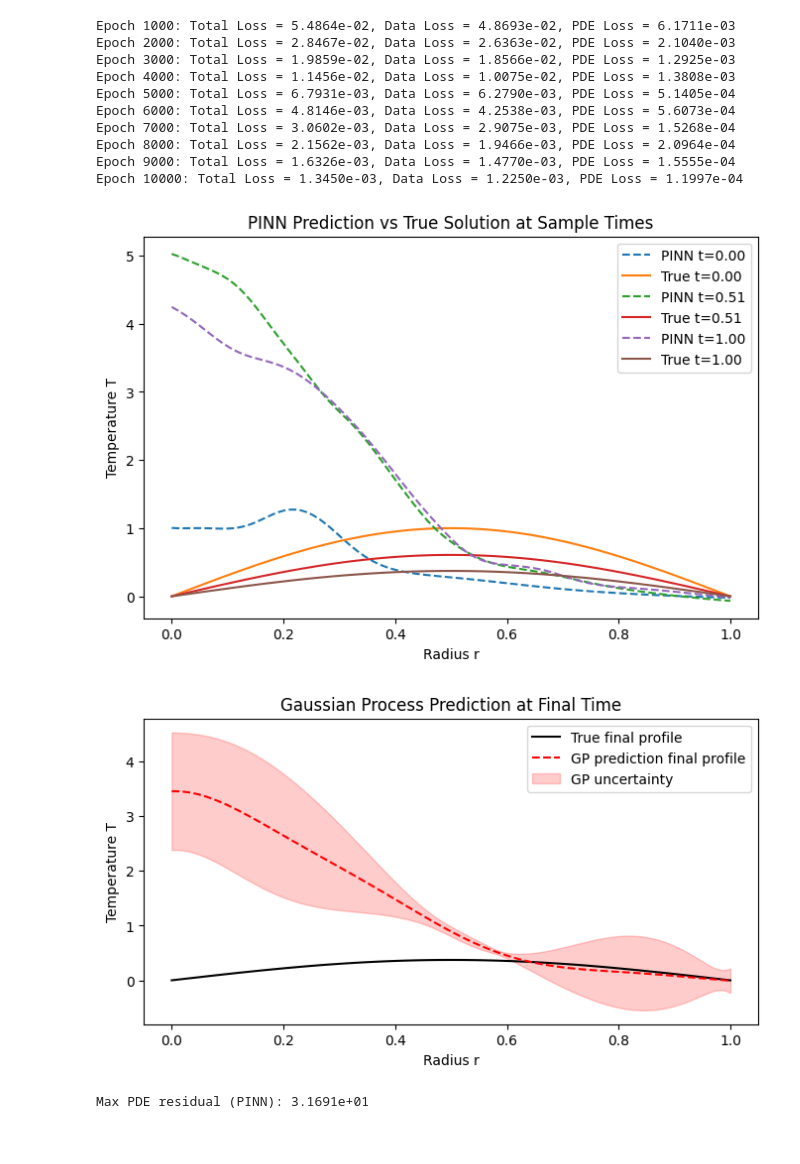
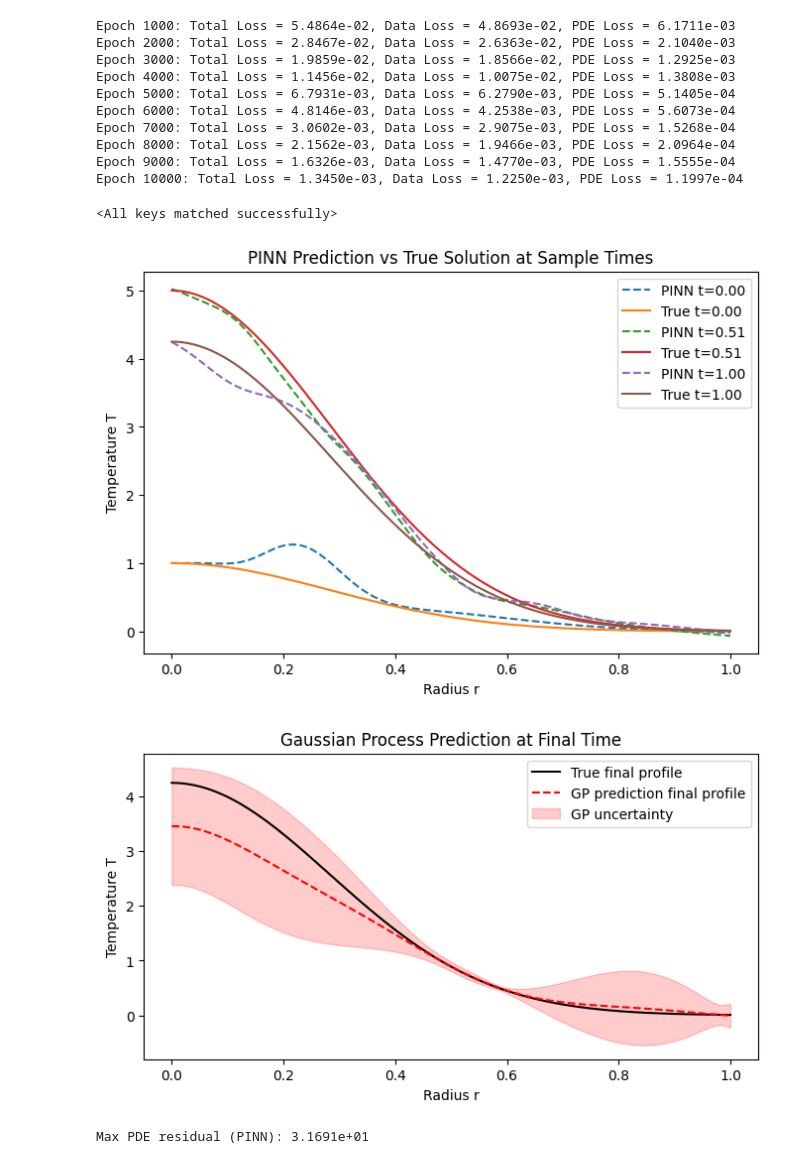
Before and after one commit to TongmengXie/plasma_temp, a Jupyter notebook: codes/PINN_Plasma_Evolution_Prediction.ipynb, the cells around one changed output. Cells and saved outputs as stored; diff of their text form; code cells hidden in the pictures.

```diff
--- a/codes/PINN_Plasma_Evolution_Prediction.ipynb
+++ b/codes/PINN_Plasma_Evolution_Prediction.ipynb
@@ -191,31 +207,34 @@ Epoch 10000: Total Loss = 1.3450e-03, Data Loss = 1.2250e-03, PDE Loss = 1.1997e
 # %%
 # load the model
 pinn_loaded = PINNNet(hidden_layers=3, hidden_neurons=64).to(device)
+pinn_loaded.load_state_dict(torch.load('../models/pinn_model.pth'))
+# %% [output]
+<All keys matched successfully>
 # %%
 # Create evaluation grid
 r_vals = np.linspace(0, 1, 100)
 t_vals = np.linspace(0, 1, 100)
 R, T_grid = np.meshgrid(r_vals, t_vals)
 RT_pairs = np.stack([R.flatten(), T_grid.flatten()], axis=1)
 RT_pairs_t = torch.tensor(RT_pairs, dtype=torch.float32, device=device)
 
 with torch.no_grad():
     pinn_pred = pinn(RT_pairs_t[:,0:1], RT_pairs_t[:,1:2]).cpu().numpy()
 pinn_pred = pinn_pred.reshape(len(t_vals), len(r_vals))
 
-true_T = true_temperature(R, T_grid)
+true_T = realistic_temperature(R, T_grid)
 
 plt.figure(figsize=(8,5))
 for ti in [0, 50, 99]:
     plt.plot(r_vals, pinn_pred[ti,:], '--', label=f'PINN t={t_vals[ti]:.2f}')
     plt.plot(r_vals, true_T[ti,:], '-', label=f'True t={t_vals[ti]:.2f}')
 plt.xlabel('Radius r')
 plt.ylabel('Temperature T')
 plt.title('PINN Prediction vs True Solution at Sample Times')
 plt.legend()
 plt.show()
 # %% [output]
-[figure, old version]
+[figure, new version]
 # %%
 X_train = np.stack([r_train, t_train], axis=1)
 Y_train = T_train.reshape(-1, 1)
@@ -238,7 +257,7 @@ plt.title('Gaussian Process Prediction at Final Time')
 plt.legend()
 plt.show()
 # %% [output]
-[figure, old version]
+[figure, new version]
 # %%
 RT_t = torch.tensor(np.stack([R.flatten(), T_grid.flatten()], axis=1), dtype=torch.float32, device=device)
 # with torch.no_grad():
```
Also changed, not shown: parts of 4 cells of this notebook, 1 other file.
